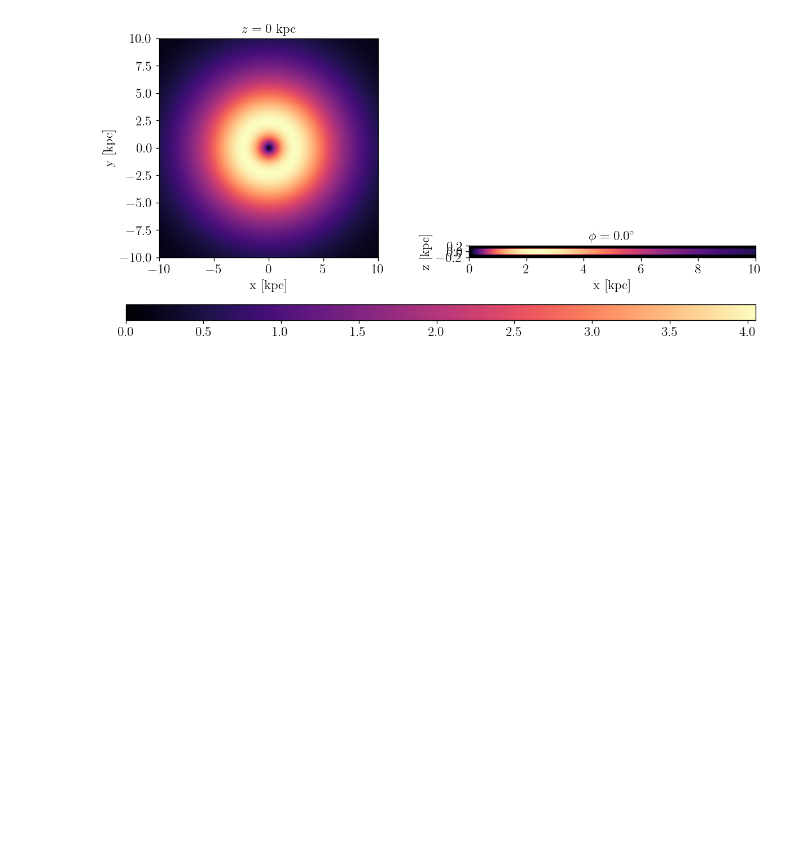
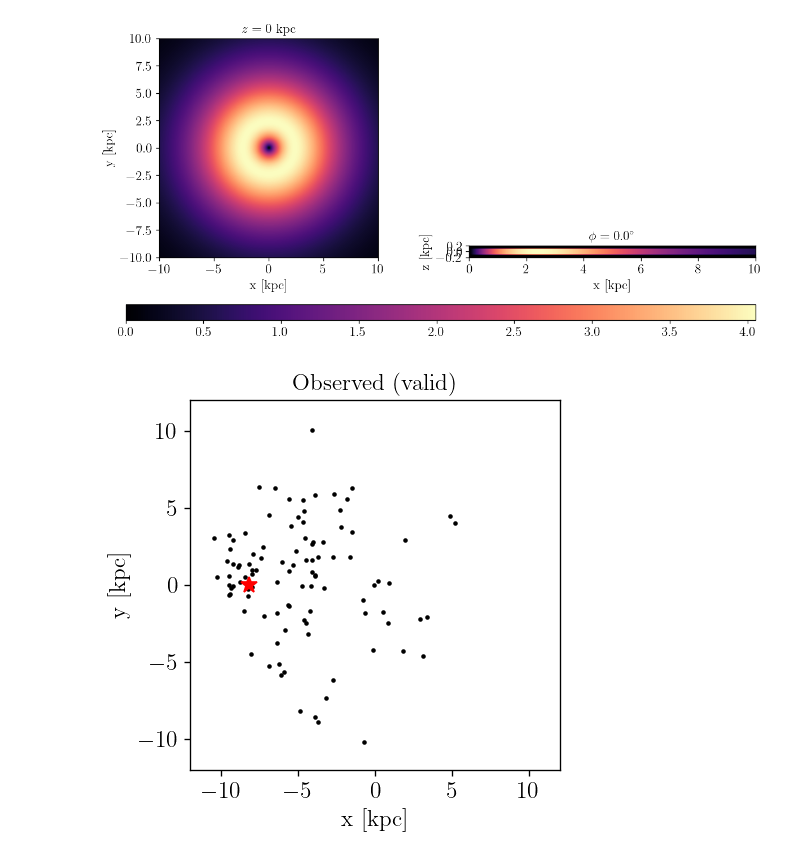
Before and after one commit to yitiansun/axion-mirror, a Jupyter notebook: notebooks/snr_graveyard.ipynb, the cells around one changed output. Cells and saved outputs as stored; diff of their text form; code cells hidden in the pictures; blank space fills up the shorter version.

```diff
--- a/notebooks/snr_graveyard.ipynb
+++ b/notebooks/snr_graveyard.ipynb
@@ -105,3 +141,14 @@ plot_hv(snr_pdf_G, smax=10, zmax=0.2, npix=200)
 # %% [output]
 [figure]
+# %%
+lbd = np.array([[snr.l, snr.b, snr.d] for snr in snrlist])
+xyz = GCxyz_stz(GCstz(lbd))
+
+fig, ax = plt.subplots()
+ax.scatter(xyz[:, 0], xyz[:, 1], s=3, c='k')
+ax.plot([-r_Sun], [0], c='r', marker='*', ms=10)
+ax.set(xlim=(-12, 12), ylim=(-12, 12), aspect=1)
+ax.set(xlabel='x [kpc]', ylabel='y [kpc]', title='Observed (valid)');
+# %% [output]
+[figure, added]
 # %%
```
Also changed, not shown: parts of 51 cells of this notebook, 4 other files.
